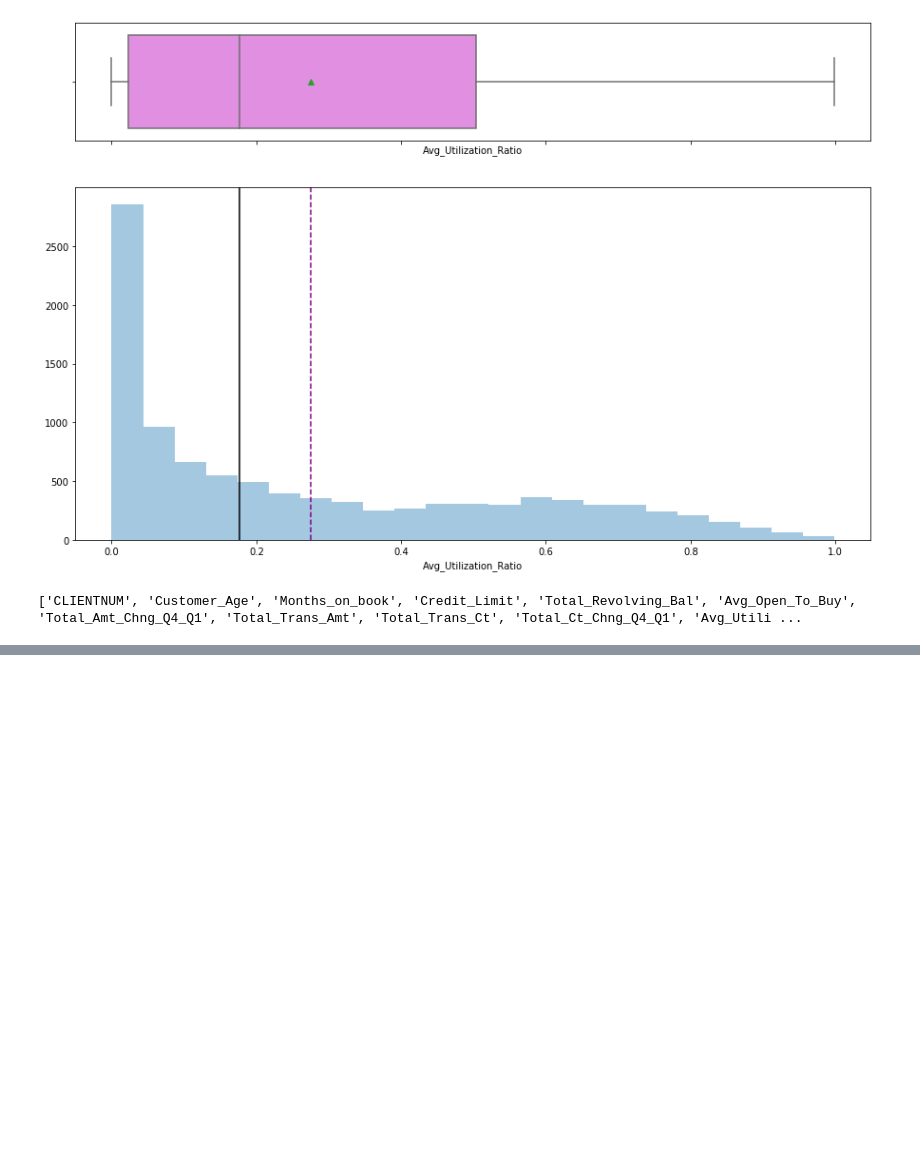
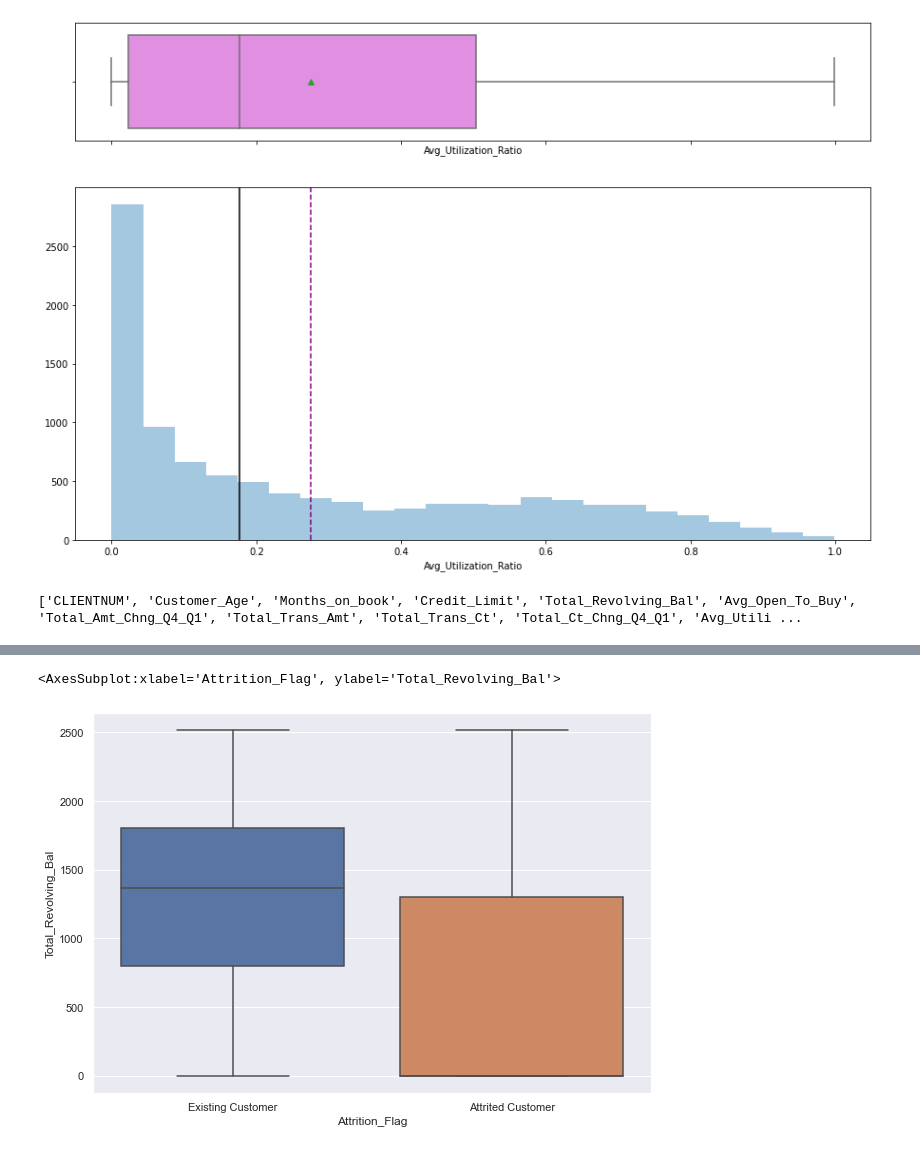
Before and after one commit to KyLarson-Research/BankChurners, a Jupyter notebook: BankChurners.ipynb, the cells around one changed output, grey strips where cells are left out. Drawn from its saved outputs; the diff is of its cells as text; code cells hidden in the pictures; blank space fills up the shorter version.

```diff
--- a/BankChurners.ipynb
+++ b/BankChurners.ipynb
@@ -187,0 +303,8 @@ sns.pairplot(bk_cnr_df[continuous_cols], hue='Attrition_Flag')
+# %%
+#'Total_Revolving_Bal' - this may be misleading to the model as it is a result of attrition flag
+# not a explanatory variable
+sns.set(rc={"figure.figsize": (10, 7)})
+sns.boxplot(x="Attrition_Flag", y='Total_Revolving_Bal', data=continuous_df, orient="vertical")
+# %% [output]
+<AxesSubplot:xlabel='Attrition_Flag', ylabel='Total_Revolving_Bal'>
+[figure, added]
```
Also changed, not shown: parts of 98 cells of this notebook.
